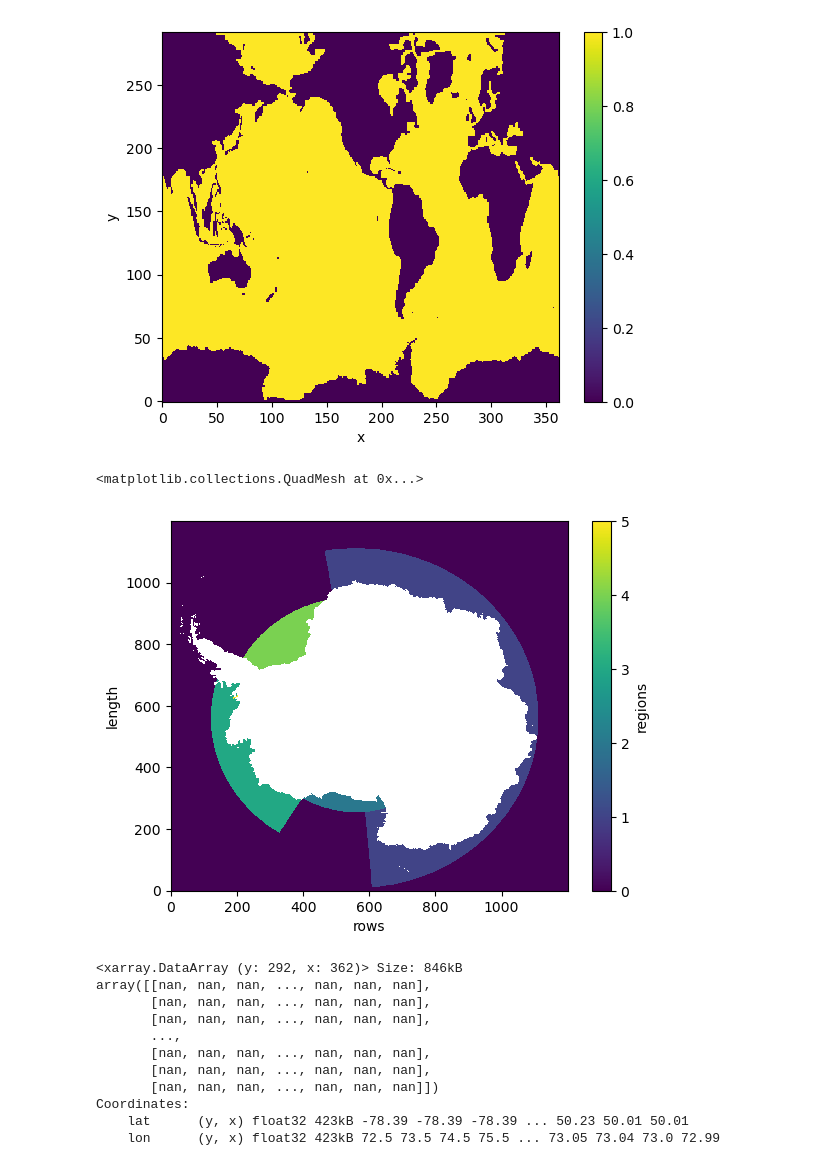
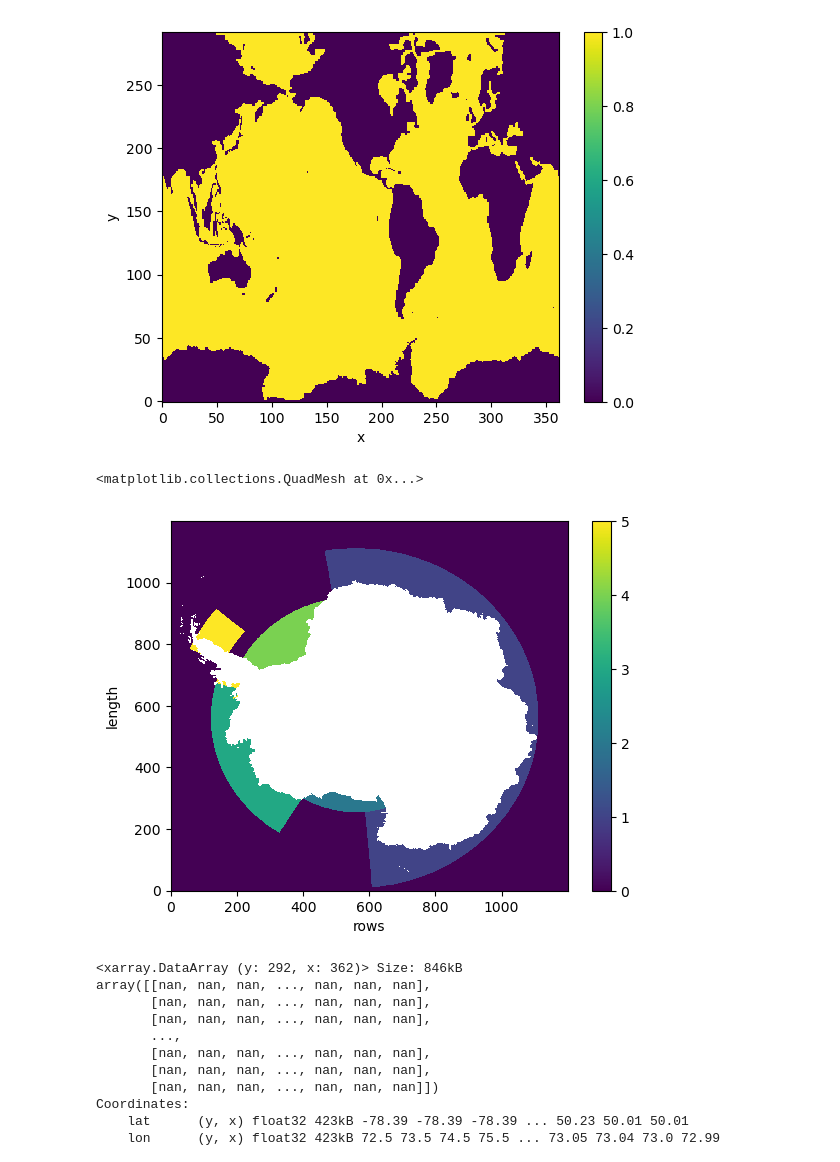
Before and after one commit to evevadeli/ece-interactive-fwf, a Jupyter notebook: runtime/classic/fwf/interactive/notebooks/regridder.ipynb, the cells around one changed output. Drawn from its saved outputs; the diff is of its cells as text; code cells hidden in the pictures.

Commit message:
Add Antarctic Peninsula to ocean sectors

```diff
--- a/runtime/classic/fwf/interactive/notebooks/regridder.ipynb
+++ b/runtime/classic/fwf/interactive/notebooks/regridder.ipynb
@@ -168,0 +202,3 @@ dr_ocean_regions.where(dr_ocean_regions).plot.pcolormesh()
+# %%
+mask_apen = mask_apen.where(ds['mask']==0)
+mask_apen.plot.pcolormesh()
@@ -168,0 +208,4 @@ dr_ocean_regions.where(dr_ocean_regions).plot.pcolormesh()
+# %%
+dr_five=xr.full_like(dr_ocean_regions,5)
+dr_mask_apen=dr_five*mask_apen
+dr_mask_apen.plot.pcolormesh()
@@ -168,0 +215,5 @@ dr_ocean_regions.where(dr_ocean_regions).plot.pcolormesh()
+# %%
+# Add Antarctic Peninsula to ocean regions
+dr_ocean_5regions = dr_ocean_regions+dr_mask_apen
+dr_ocean_5regions = dr_ocean_5regions.where(dr_ocean_5regions<8,5).where(ds['mask']==0) #Replace AMUN with APEN if regions overlap
+dr_ocean_5regions.plot.pcolormesh()
@@ -168,0 +223,4 @@ dr_ocean_regions.where(dr_ocean_regions).plot.pcolormesh()
+# %%
+#Revert longitudes back to -180:180
+dr_ocean_5regions['lon']=xr.where(dr_ocean_regions.lon>180, dr_ocean_regions.lon-360, dr_ocean_regions.lon )
+dr_ocean_5regions.lon.plot.pcolormesh()
@@ -430,7 +494,7 @@ dr_nemo_out.plot.pcolormesh()
 <matplotlib.collections.QuadMesh at 0x...>
 [figure]
 # %%
-dr_ocean_regions.plot.pcolormesh()
+dr_ocean_5regions.plot.pcolormesh()
 # %% [output]
 <matplotlib.collections.QuadMesh at 0x...>
-[figure, old version]
+[figure, new version]
```
Also changed, not shown: parts of 27 cells of this notebook.
